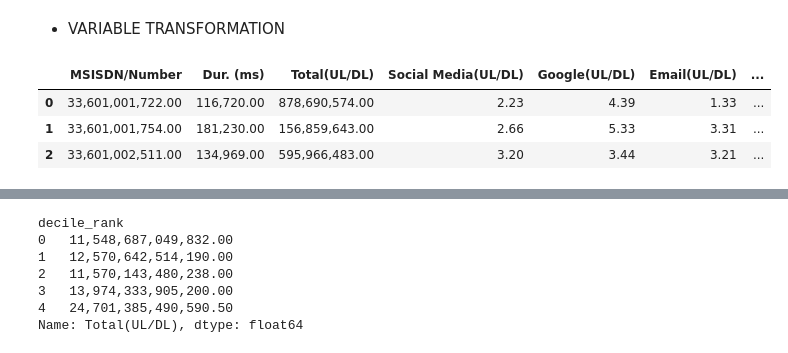
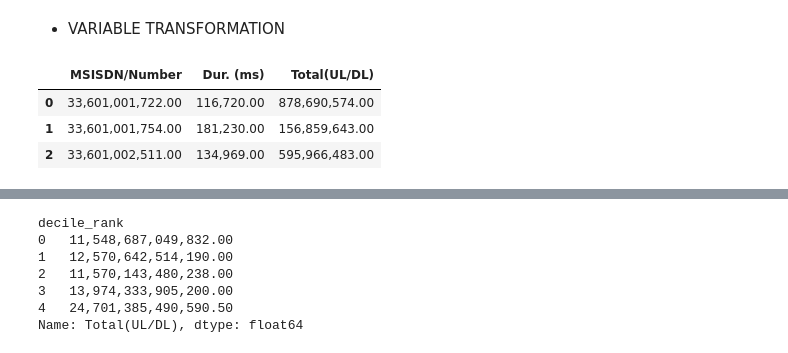
Before and after one commit to sel6/TellCo_Data_Analysis, a Jupyter notebook: notebooks/Data_Explore.ipynb, the cells around one changed output, grey strips where cells are left out. Drawn from its saved outputs; the diff is of its cells as text; code cells hidden in the pictures.

```diff
--- a/notebooks/Data_Explore.ipynb
+++ b/notebooks/Data_Explore.ipynb
@@ -527,16 +527,13 @@ plot_scatter(filled.head(200), x_col="Other(UL/DL)", y_col="Total(UL/DL)", title
 # %% [markdown]
 * VARIABLE TRANSFORMATION
 # %%
-var_tran = filled.groupby('MSISDN/Number').agg({'Dur. (ms)':'sum', 'Total(UL/DL)':'sum', 'Social Media(UL/DL)':'sum', 'Google(UL/DL)':'sum',
-                                               'Email(UL/DL)':'sum', 'Youtube(UL/DL)':'sum', 'Netflix(UL/DL)':'sum',
-                                              'Gaming(UL/DL)':'sum', 'Other(UL/DL)':'sum'
-                                              }).reset_index()
+var_tran = filled.groupby('MSISDN/Number').agg({'Dur. (ms)':'sum', 'Total(UL/DL)':'sum'}).reset_index()
 var_tran.head(3)
 # %% [output]
-|  | MSISDN/Number | Dur. (ms) | Total(UL/DL) | Social Media(UL/DL) | Google(UL/DL) | Email(UL/DL) | ... |
-| 0 | 33,601,001,722.00 | 116,720.00 | 878,690,574.00 | 2.23 | 4.39 | 1.33 | ... |
-| 1 | 33,601,001,754.00 | 181,230.00 | 156,859,643.00 | 2.66 | 5.33 | 3.31 | ... |
-| 2 | 33,601,002,511.00 | 134,969.00 | 595,966,483.00 | 3.20 | 3.44 | 3.21 | ... |
+|  | MSISDN/Number | Dur. (ms) | Total(UL/DL) |
+| 0 | 33,601,001,722.00 | 116,720.00 | 878,690,574.00 |
+| 1 | 33,601,001,754.00 | 181,230.00 | 156,859,643.00 |
+| 2 | 33,601,002,511.00 | 134,969.00 | 595,966,483.00 |
 # %%
 #segment the users into top five decile classes based on the total duration for all sessions
 var_tran['decile_rank'] = pd.qcut(var_tran['Dur. (ms)'],q=5,labels=False)
```
Also changed, not shown: parts of 1 cell of this notebook.
